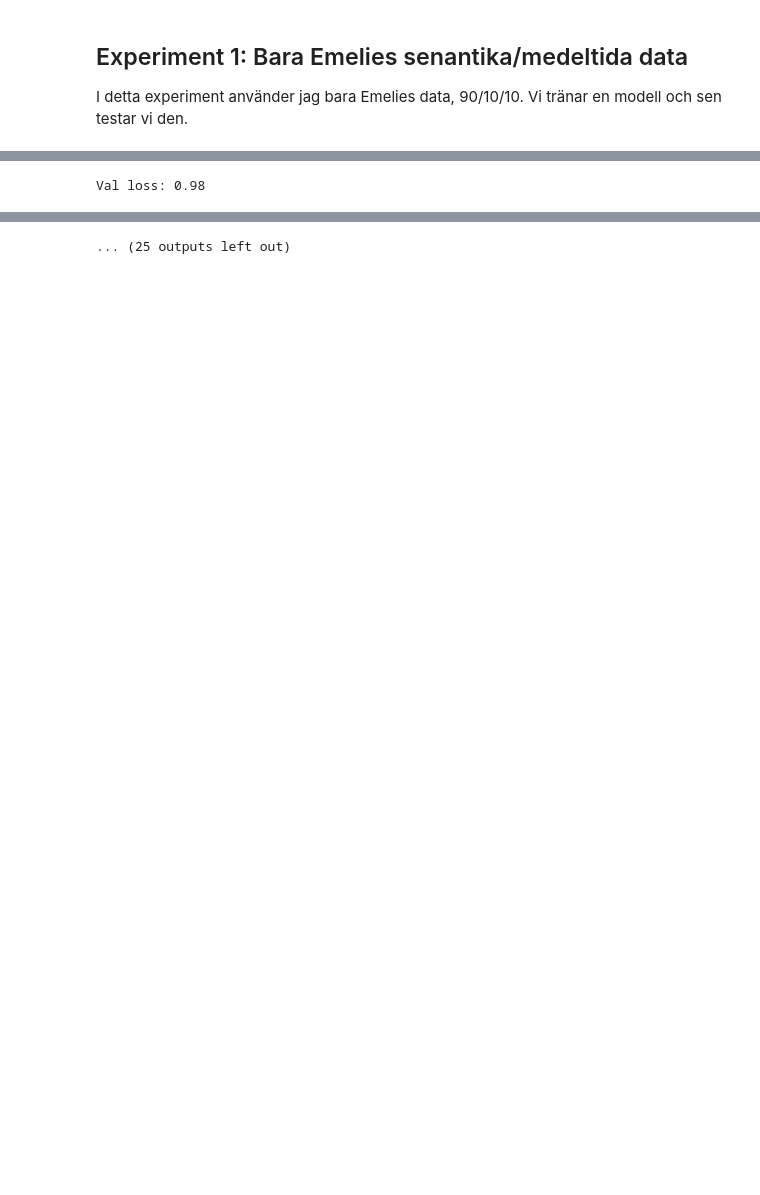
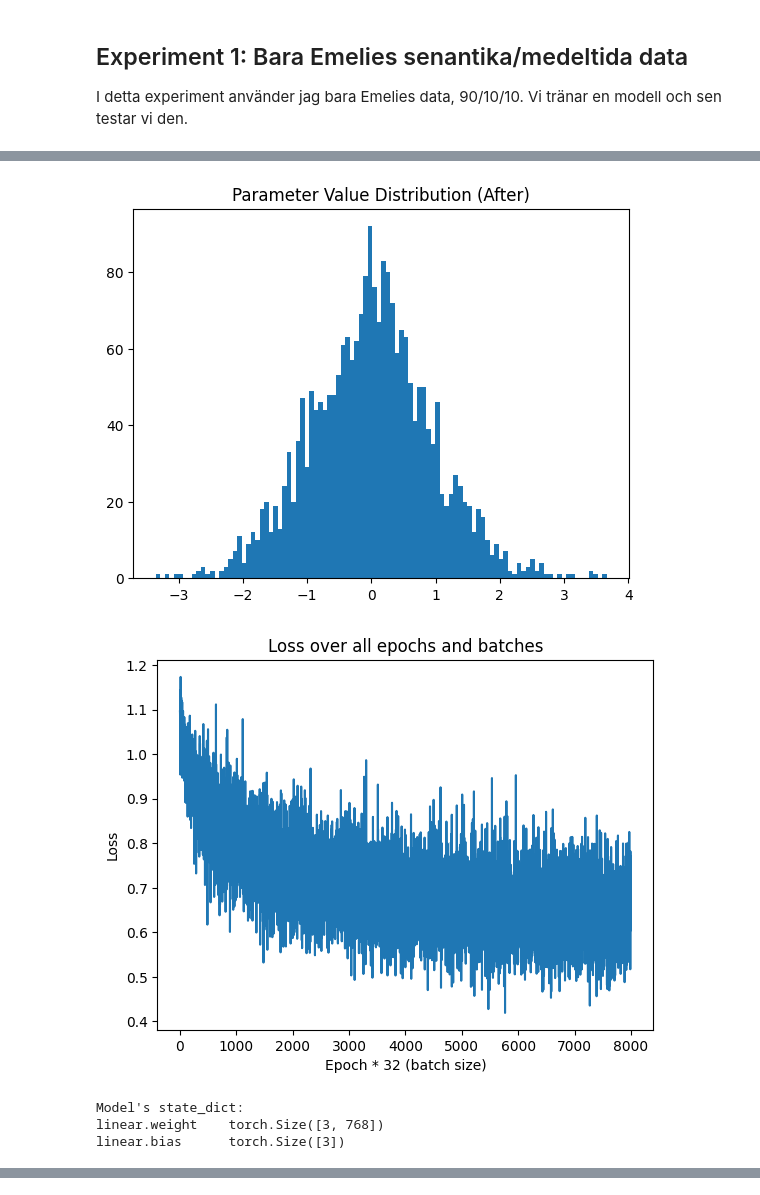
Before and after one commit to Urdatorn/sentiment-grc, a Jupyter notebook: nbs/sentiment_embeddings_linear.ipynb, the cells around one changed output, grey strips where cells are left out. Drawn from its saved outputs; the diff is of its cells as text; code cells hidden in the pictures; blank space fills up the shorter version.

```diff
--- a/nbs/sentiment_embeddings_linear.ipynb
+++ b/nbs/sentiment_embeddings_linear.ipynb
@@ -136,7 +140,7 @@ from torch.utils.data import Dataset, DataLoader
 
 class SentimentEmbeddingsDataset(Dataset):
     """
-    Dataset consisting of 896-dimensional KaLM 2.5 embeddings of Ancient Greek sentences,
+    Dataset consisting of 768-dimensional embeddings of Ancient Greek sentences,
     and labels marking sentences as 0, 1, 2 for negative, neutral and positive sentiment respectively.
 
     Input tensors must have device="cpu"!
@@ -177,11 +181,11 @@ Notera att alla tensorer läggs på CPUn inför att dataloadern ska jobba.
 # %%
 # 1. Ladda alla embeddings
 
-emelie = torch.load("../embed/sentiment_embeddings_test.pt", map_location=torch.device("cpu"))
+emelie = torch.load(ROOT / "embed" / "sentiment_embeddings_emelie.pt", map_location=torch.device("cpu"))
 emelie = emelie.float()                                                                                                                              # parametermatrisen är float32 och för att matmul i forward() ska gå igenom försäkrar vi oss om att embeddingsmatrisen inte är float16
 emelie_labels = torch.tensor(labels_emelie, dtype=torch.long, device=torch.device("cpu"))                                                              # vi gör om Emelies labels till en tensor också, så att vi kan använda den i dataloadern
 
-albin = torch.load("../embed/sentiment_embeddings.pt", map_location=torch.device("cpu"))
+albin = torch.load(ROOT / "embed" / "sentiment_embeddings_albin.pt", map_location=torch.device("cpu"))
 albin = albin.float()
 albin_labels = torch.tensor(labels_albin, dtype=torch.long, device=torch.device("cpu"))
 
@@ -190,6 +194,9 @@ print(emelie_labels.shape)
 
 print(albin.shape)
 print(albin_labels.shape)
+
+assert emelie.shape[0] == emelie_labels.shape[0], f"Emelie mismatch: {emelie.shape[0]} embeddings vs {emelie_labels.shape[0]} labels"
+assert albin.shape[0] == albin_labels.shape[0], f"Albin mismatch: {albin.shape[0]} embeddings vs {albin_labels.shape[0]} labels"
 
 # 2. Räkna ut split för test, val och train (samma för alla experiment)
 
@@ -371,7 +378,7 @@ def train_and_validate(dataloader, val_inputs, val_targets, lr=1.0, betas=(0.9,
     '''
     Creates a new SentimentDecisionBoundariesLayer, trains it on the data from dataloader and validates on val_inputs and val_targets.
     '''
-    model = SentimentDecisionBoundariesLayer(embedding_dim=896)
+    model = SentimentDecisionBoundariesLayer(embedding_dim=embedding_dim)
     model.to(device)
     model.train()
 
@@ -424,8 +431,6 @@ def train_and_validate(dataloader, val_inputs, val_targets, lr=1.0, betas=(0.9,
             print(f"Early stopping at epoch {epoch} with val loss {val_loss:.2f}")
             break
 
-    print(max_memory())
-
     if par_plot:
         params_after = torch.cat([p.detach().view(-1).cpu() for p in model.parameters()])
 
@@ -581,6 +596,8 @@ I detta experiment använder jag bara Emelies data, 90/10/10. Vi tränar en mode
 # %%
 best_params_optuna = {'lr': 0.004112400258487478, 'beta1': 0.9297307475101502, 'beta2': 0.9114747494792839, 'eps': 1.64237780147819e-09, 'weight_decay': 0.00010005454329620577}
 # %%
+os.environ["TOKENIZERS_PARALLELISM"] = "false"
+
 model_1, val_loss_1 = train_and_validate(
     dataloader_train_1,
     val_1, val_labels_1,
@@ -593,4 +610,10 @@ model_1, val_loss_1 = train_and_validate(
     par_plot=True,
     loss_plot=True,
     verbose=True)
+
+print("Model's state_dict:")
+for param_tensor in model_1.state_dict():
+    print(param_tensor, "\t", model_1.state_dict()[param_tensor].size())
+
+torch.save(model_1.state_dict(), ROOT / "model" / "sentiment_decision_boundaries_layer_1.pt")
 # %% [output]
@@ -604 +627,5 @@ Val loss: 0.98
+[figure, added]
+[figure, added]
-Val loss: 0.98
+Model's state_dict:
+linear.weight    torch.Size([3, 768])
+linear.bias      torch.Size([3])
@@ -609,2 +632 @@ Val loss: 0.96
-... (25 outputs left out)
 # %%
```
Also changed, not shown: parts of 18 cells of this notebook.
